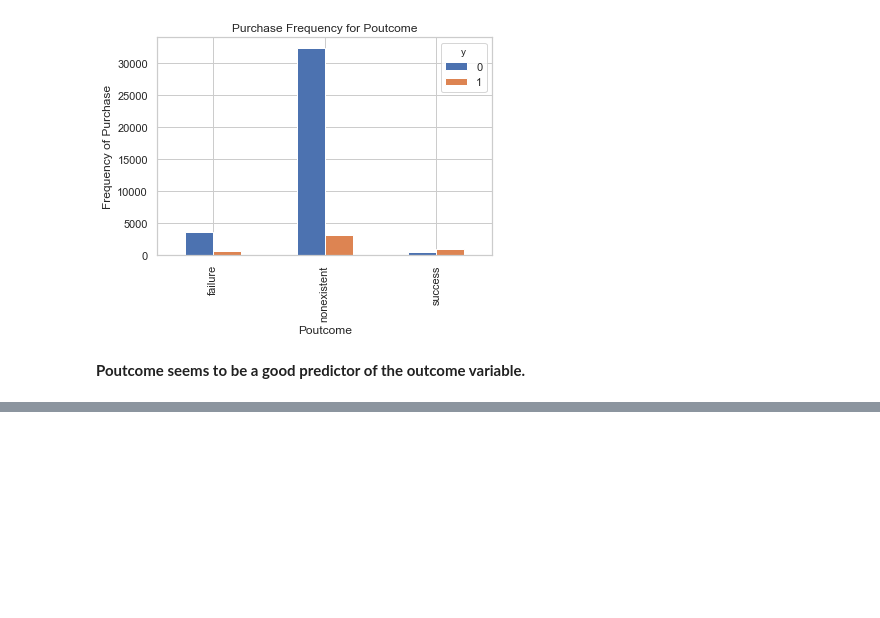
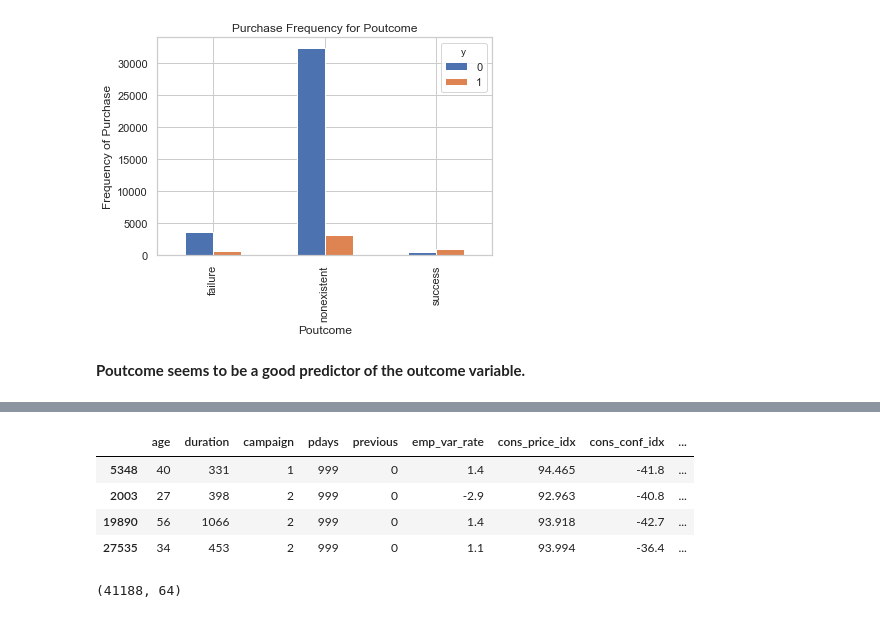
Before and after one commit to IgorAramb/ML_playground, a Jupyter notebook: logistic_regression/logistic_regression_01.ipynb, the cells around one changed output, grey strips where cells are left out. Cells and saved outputs as stored; diff of their text form; code cells hidden in the pictures; blank space fills up the shorter version.

```diff
--- a/logistic_regression/logistic_regression_01.ipynb
+++ b/logistic_regression/logistic_regression_01.ipynb
@@ -342,0 +388,4 @@ __Poutcome seems to be a good predictor of the outcome variable.__
+# %%
+#cat_vars=['job','marital','education','default','housing','loan','contact','month','day_of_week','poutcome']
+data_vars=df_cat.columns.values.tolist()
+to_keep=[i for i in data_vars if i not in cat_vars]
@@ -342,0 +412,3 @@ __Poutcome seems to be a good predictor of the outcome variable.__
+# %%
+df_model=df_cat[to_keep]
+df_model.columns.values
@@ -342,0 +435,12 @@ __Poutcome seems to be a good predictor of the outcome variable.__
+# %%
+df_model.sample(4)
+# %% [output]
+|  | age | duration | campaign | pdays | previous | emp_var_rate | cons_price_idx | cons_conf_idx | ... |
+| 5348 | 40 | 331 | 1 | 999 | 0 | 1.4 | 94.465 | -41.8 | ... |
+| 2003 | 27 | 398 | 2 | 999 | 0 | -2.9 | 92.963 | -40.8 | ... |
+| 19890 | 56 | 1066 | 2 | 999 | 0 | 1.4 | 93.918 | -42.7 | ... |
+| 27535 | 34 | 453 | 2 | 999 | 0 | 1.1 | 93.994 | -36.4 | ... |
+# %%
+df_model.shape
+# %% [output]
+(41188, 64)
```
Also changed, not shown: parts of 7 cells of this notebook.
